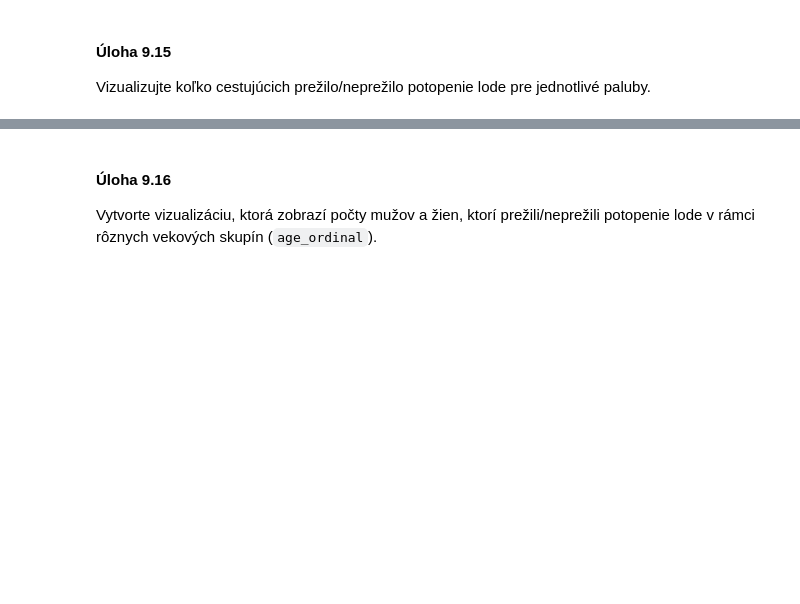
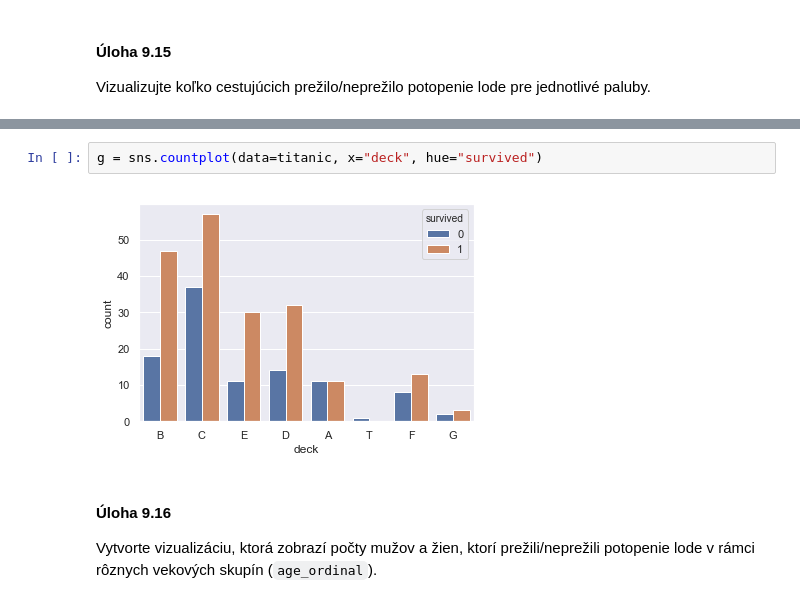
Before and after one commit to Konkolova/WDA, a Jupyter notebook: 9/notebooks/titanic2.ipynb, the cells around one changed output, grey strips where cells are left out. Cells and saved outputs as stored; diff of their text form; blank space fills up the shorter version.

```diff
--- a/9/notebooks/titanic2.ipynb
+++ b/9/notebooks/titanic2.ipynb
@@ -114,3 +114,7 @@ Vizualizujte koľko cestujúcich prežilo/neprežilo potopenie lode pre jednotli
+# %%
+g = sns.countplot(data=titanic, x="deck", hue="survived")
+# %% [output]
+[figure, added]
 # %% [markdown]
 #### Úloha 9.16
 
```
Also changed, not shown: parts of 13 cells of this notebook, 5 other files.
